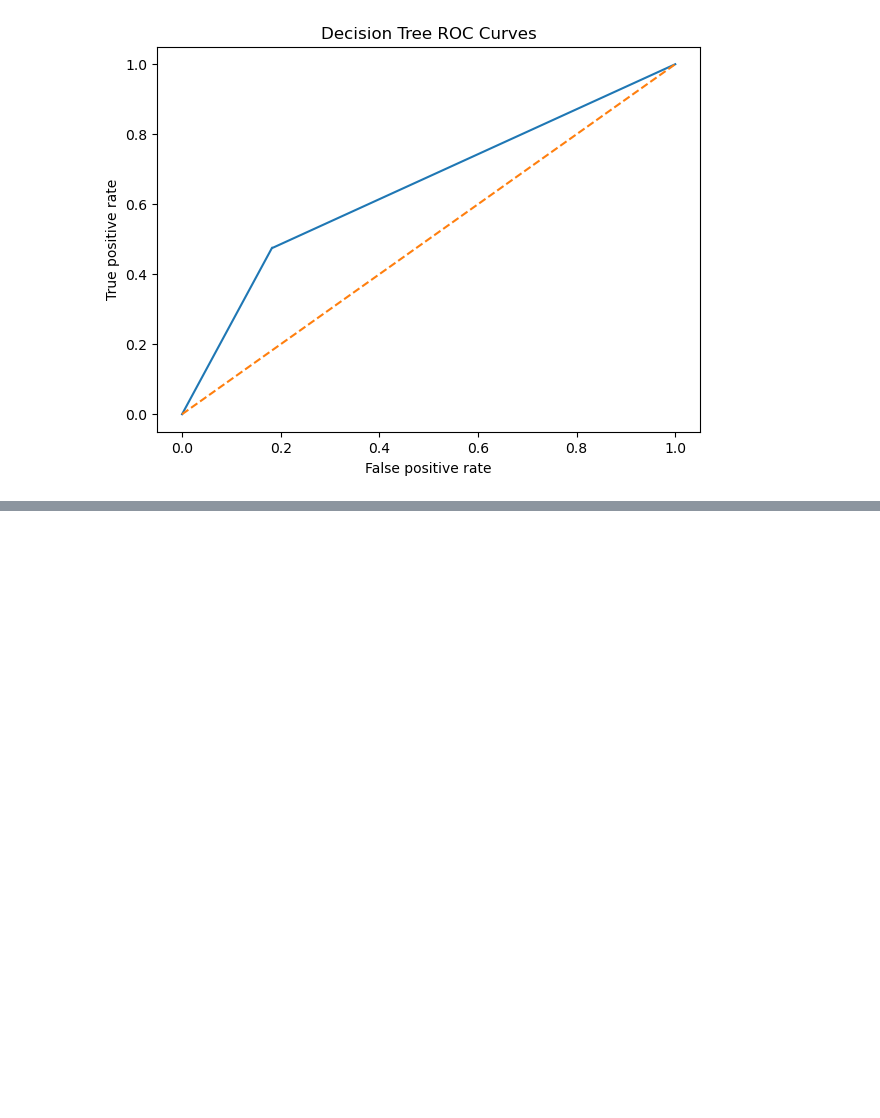
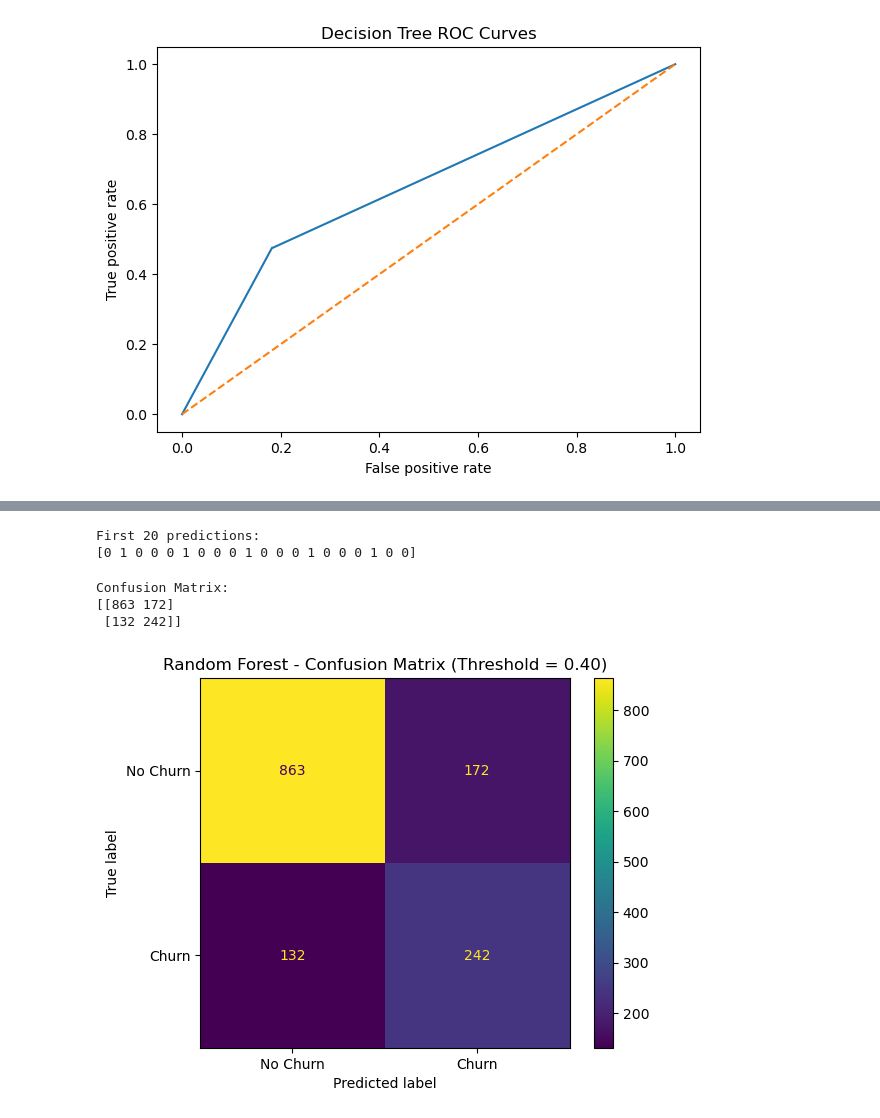
Before and after one commit to durgaprasadmaddi7-jpg/customer-churn-prediction, a Jupyter notebook: notebooks/Model_Building.ipynb, the cells around one changed output, grey strips where cells are left out. Drawn from its saved outputs; the diff is of its cells as text; code cells hidden in the pictures; blank space fills up the shorter version.

```diff
--- a/notebooks/Model_Building.ipynb
+++ b/notebooks/Model_Building.ipynb
@@ -226,0 +540,29 @@ plt.show()
+# %%
+threshold = 0.40
+
+rf_final_pred = (rf_tuned_prob >= threshold).astype(int)
+
+print("First 20 predictions:")
+print(rf_final_pred[:20])
+# %% [output]
+First 20 predictions:
+[0 1 0 0 0 1 0 0 0 1 0 0 0 1 0 0 0 1 0 0]
+# %%
+cm = confusion_matrix(y_test, rf_final_pred)
+
+print("Confusion Matrix:")
+print(cm)
+
+disp = ConfusionMatrixDisplay(
+    confusion_matrix=cm,
+    display_labels=["No Churn", "Churn"]
+)
+
+disp.plot()
+plt.title("Random Forest - Confusion Matrix (Threshold = 0.40)")
+plt.show()
+# %% [output]
+Confusion Matrix:
+[[863 172]
+ [132 242]]
+[figure, added]
```
Also changed, not shown: parts of 35 cells of this notebook, 1 other file.
